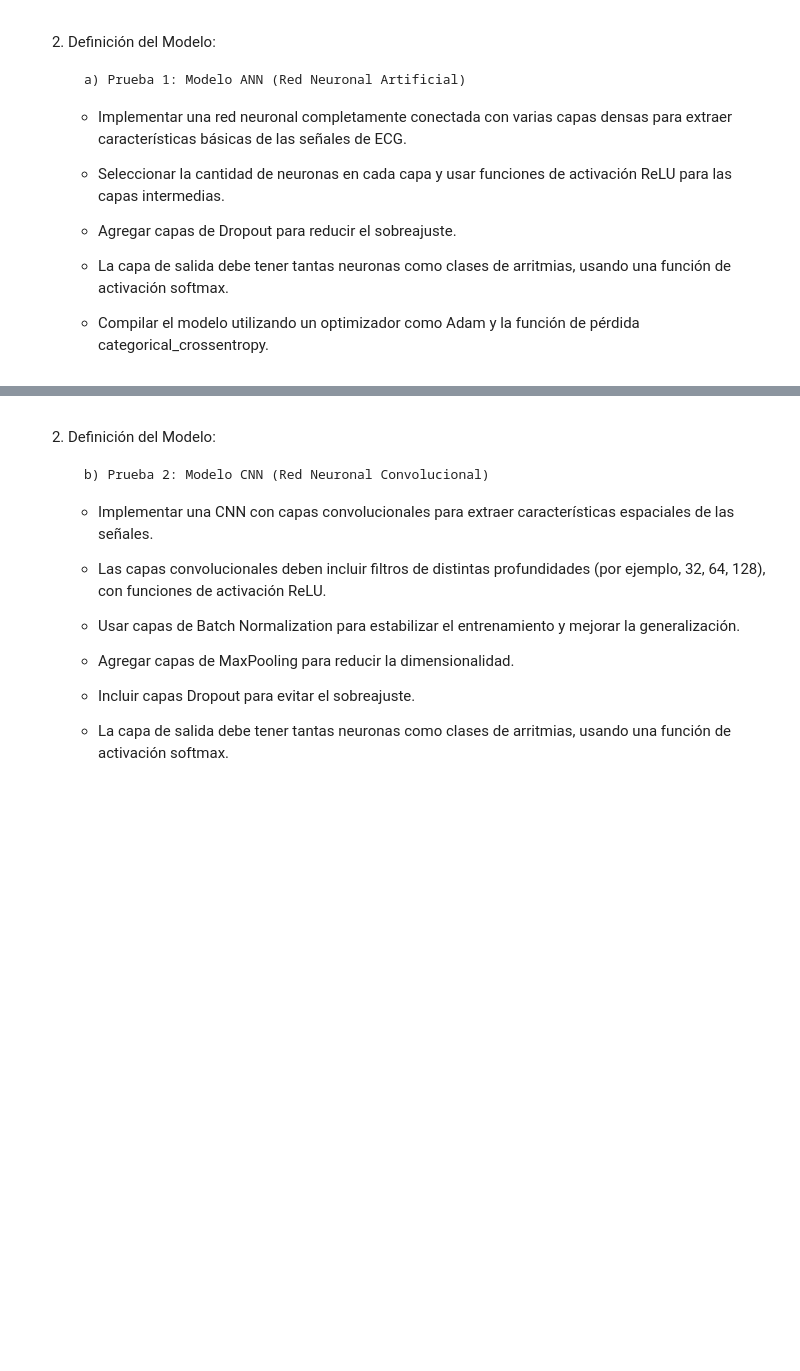
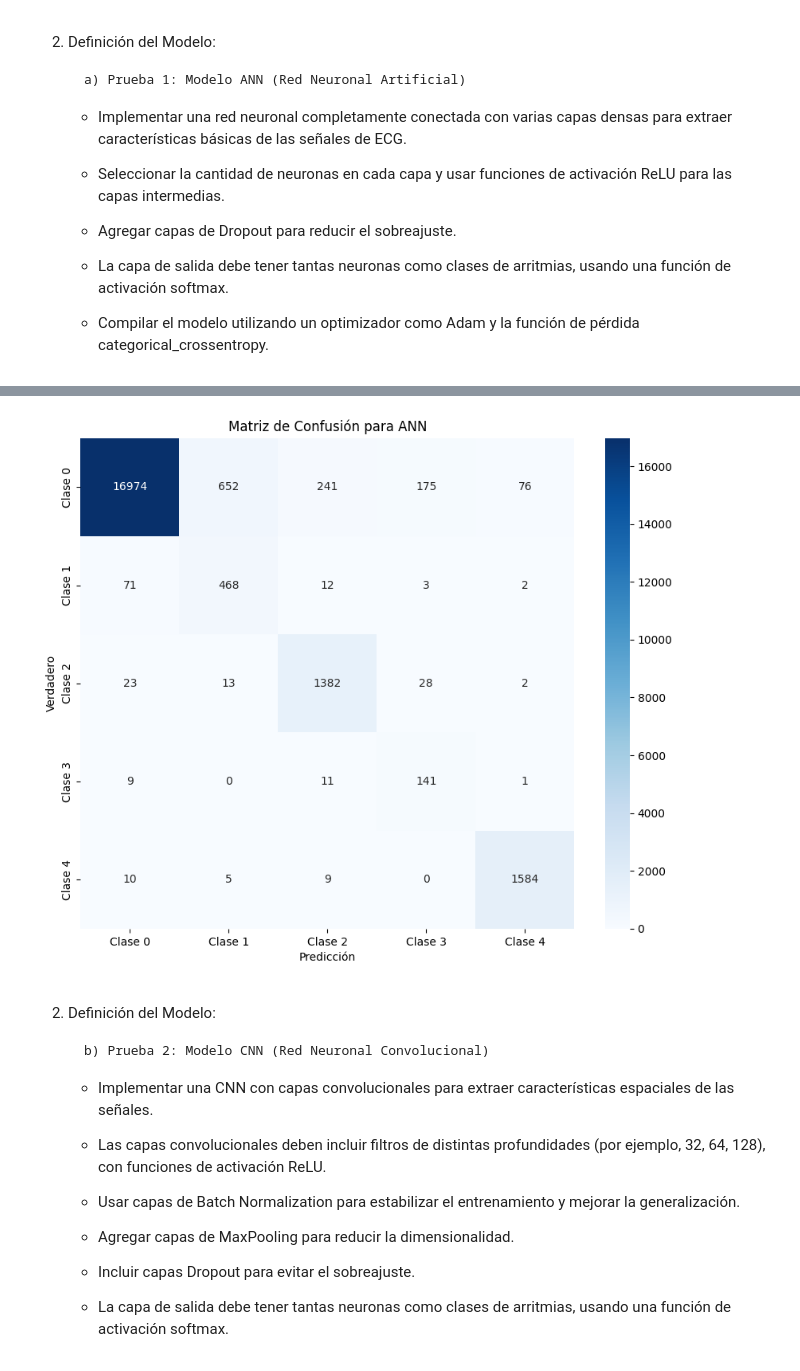
Before and after one commit to MallyMartinez/sem_IA2, a Jupyter notebook: proyect/proyect.ipynb, the cells around one changed output, grey strips where cells are left out. Drawn from its saved outputs; the diff is of its cells as text; code cells hidden in the pictures; blank space fills up the shorter version.

```diff
--- a/proyect/proyect.ipynb
+++ b/proyect/proyect.ipynb
@@ -527,0 +542,19 @@ plot_metrics(history)
+# %%
+# Generar predicciones para el conjunto de prueba con ANN
+y_pred_ann = modelo_ann.predict(x_test)
+y_pred_classes_ann = np.argmax(y_pred_ann, axis=1)                          # Convertir probabilidades a clases
+y_true_classes_ann = np.argmax(y_test, axis=1)                              # Etiquetas reales en formato one-hot
+
+conf_matrix_ann = confusion_matrix(y_true_classes_ann, y_pred_classes_ann)  # Crear la matriz de confusión para ANN
+
+# Calcular métricas de evaluación para ANN
+report_ann = classification_report(
+    y_true_classes_ann,
+    y_pred_classes_ann,
+    target_names=[f"Clase {i}" for i in range(y_test.shape[1])]
+)
+print("--------------------------------------------------------")
+print(" Reporte de Clasificación para ANN")
+print("--------------------------------------------------------")
+print(report_ann)
+print("--------------------------------------------------------")
@@ -528,3 +579,17 @@ plot_metrics(history)
+# %%
+# Graficar la matriz de confusión para ANN
+plt.figure(figsize=(10, 8))
+sns.heatmap(
+    conf_matrix_ann, annot=True, fmt="d", cmap="Blues",
+    xticklabels=[f"Clase {i}" for i in range(y_test.shape[1])],
+    yticklabels=[f"Clase {i}" for i in range(y_test.shape[1])]
+)
+plt.xlabel("Predicción")
+plt.ylabel("Verdadero")
+plt.title("Matriz de Confusión para ANN")
+plt.show()
+# %% [output]
+[figure, added]
 # %% [markdown]
 
 2.	Definición del Modelo:
```
Also changed, not shown: parts of 12 cells of this notebook.
